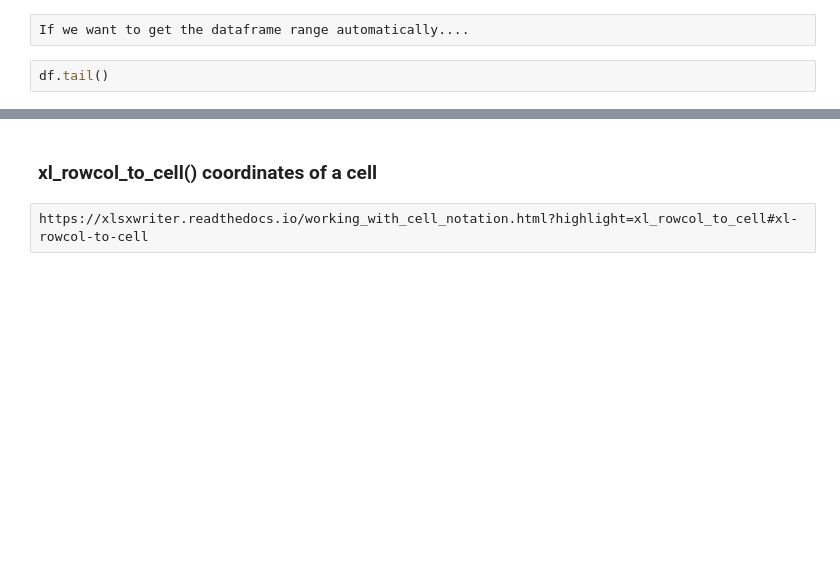
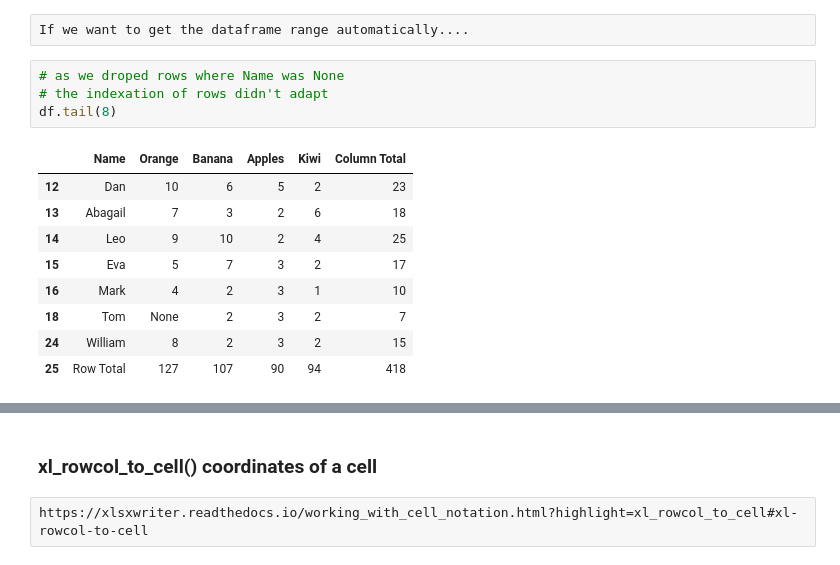
Before and after one commit to datalover2023/Module_3, a Jupyter notebook: Excel_processing_Basics_Colab_Module_3_backup_v2.ipynb, the cells around one changed output, grey strips where cells are left out. Cells and saved outputs as stored; diff of their text form; blank space fills up the shorter version.

```diff
--- a/Excel_processing_Basics_Colab_Module_3_backup_v2.ipynb
+++ b/Excel_processing_Basics_Colab_Module_3_backup_v2.ipynb
@@ -2284,4 +2483,16 @@ print(xl_range(0, 0, 0, 0))  # A1
 # %% [raw]
 If we want to get the dataframe range automatically....
-# %%
-df.tail()
+# %%
+# as we droped rows where Name was None
+# the indexation of rows didn't adapt
+df.tail(8)
+# %% [output]
+|  | Name | Orange | Banana | Apples | Kiwi | Column Total |
+| 12 | Dan | 10 | 6 | 5 | 2 | 23 |
+| 13 | Abagail | 7 | 3 | 2 | 6 | 18 |
+| 14 | Leo | 9 | 10 | 2 | 4 | 25 |
+| 15 | Eva | 5 | 7 | 3 | 2 | 17 |
+| 16 | Mark | 4 | 2 | 3 | 1 | 10 |
+| 18 | Tom | None | 2 | 3 | 2 | 7 |
+| 24 | William | 8 | 2 | 3 | 2 | 15 |
+| 25 | Row Total | 127 | 107 | 90 | 94 | 418 |
```
Also changed, not shown: parts of 44 cells of this notebook.
